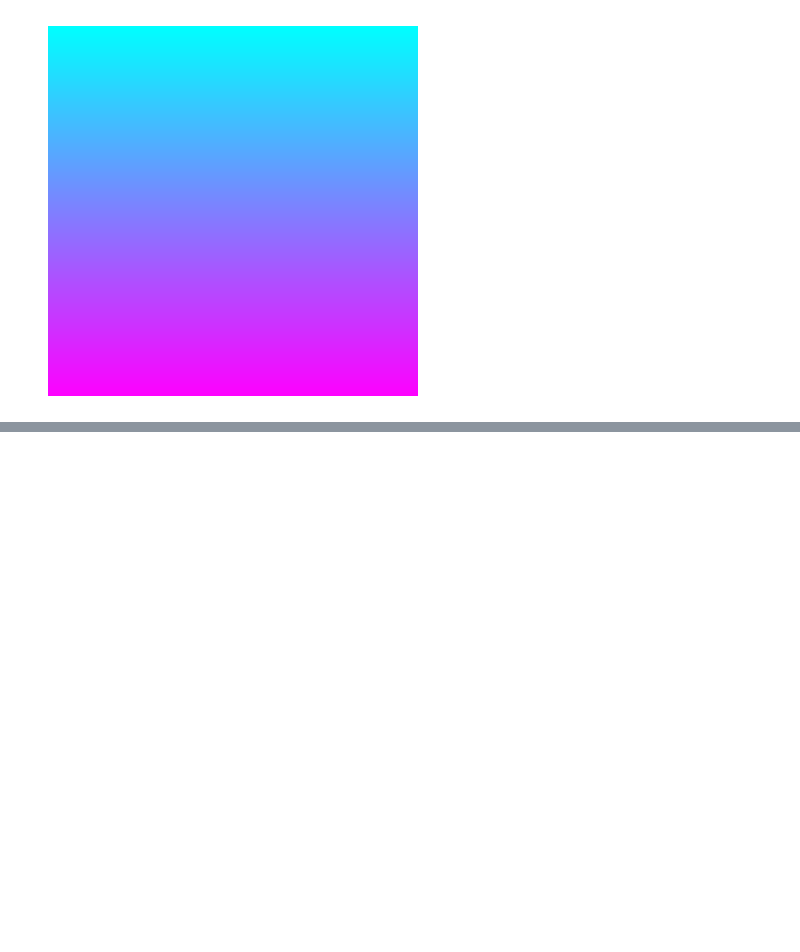
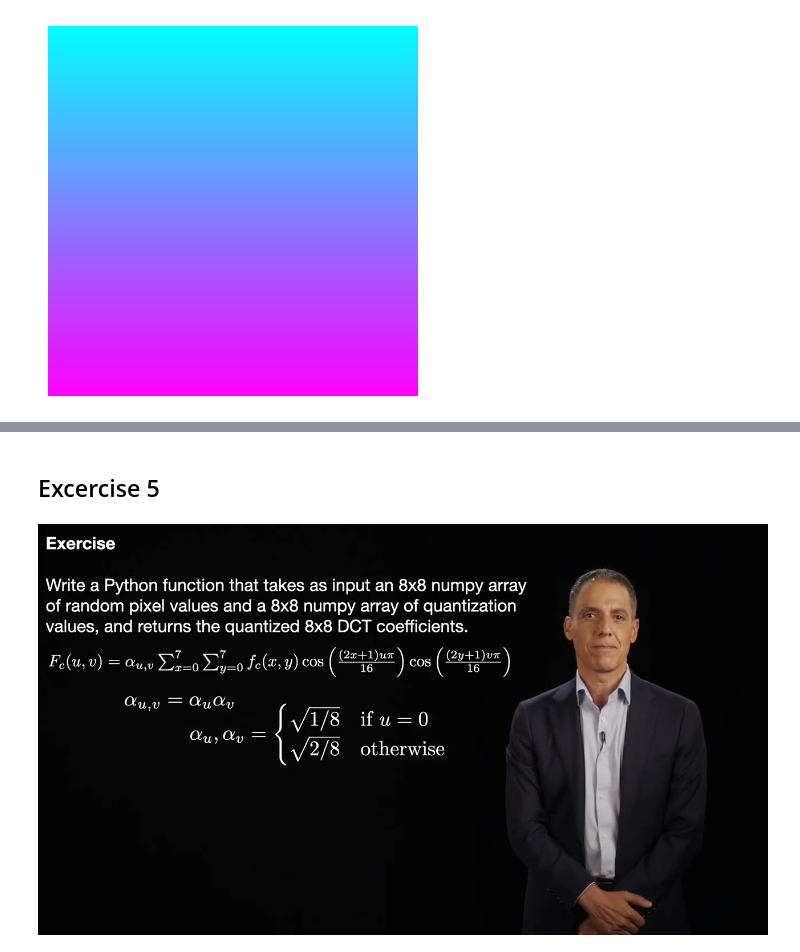
Before and after one commit to rQBx91/Road2Vision, a Jupyter notebook: Introduction to Computer Vision by Hany Farid Professor at UC Berkeley/Introduction to Computer Vision by Hany Farid.ipynb, the cells around one changed output, grey strips where cells are left out. Saved outputs shown, nothing was run; the diff lists cells and outputs as text; code cells hidden in the pictures; blank space fills up the shorter version.

```diff
--- a/Introduction to Computer Vision by Hany Farid Professor at UC Berkeley/Introduction to Computer Vision by Hany Farid.ipynb
+++ b/Introduction to Computer Vision by Hany Farid Professor at UC Berkeley/Introduction to Computer Vision by Hany Farid.ipynb
@@ -158,0 +211,7 @@ plt.show()
+# %% [markdown]
+## Excercise 5
+# %%
+# question
+showImage(path.join(image_dir, 'Excercise5.jpg'))
+# %% [output]
+[figure, added]
```
Also changed, not shown: parts of 22 cells of this notebook, 7 other files.
